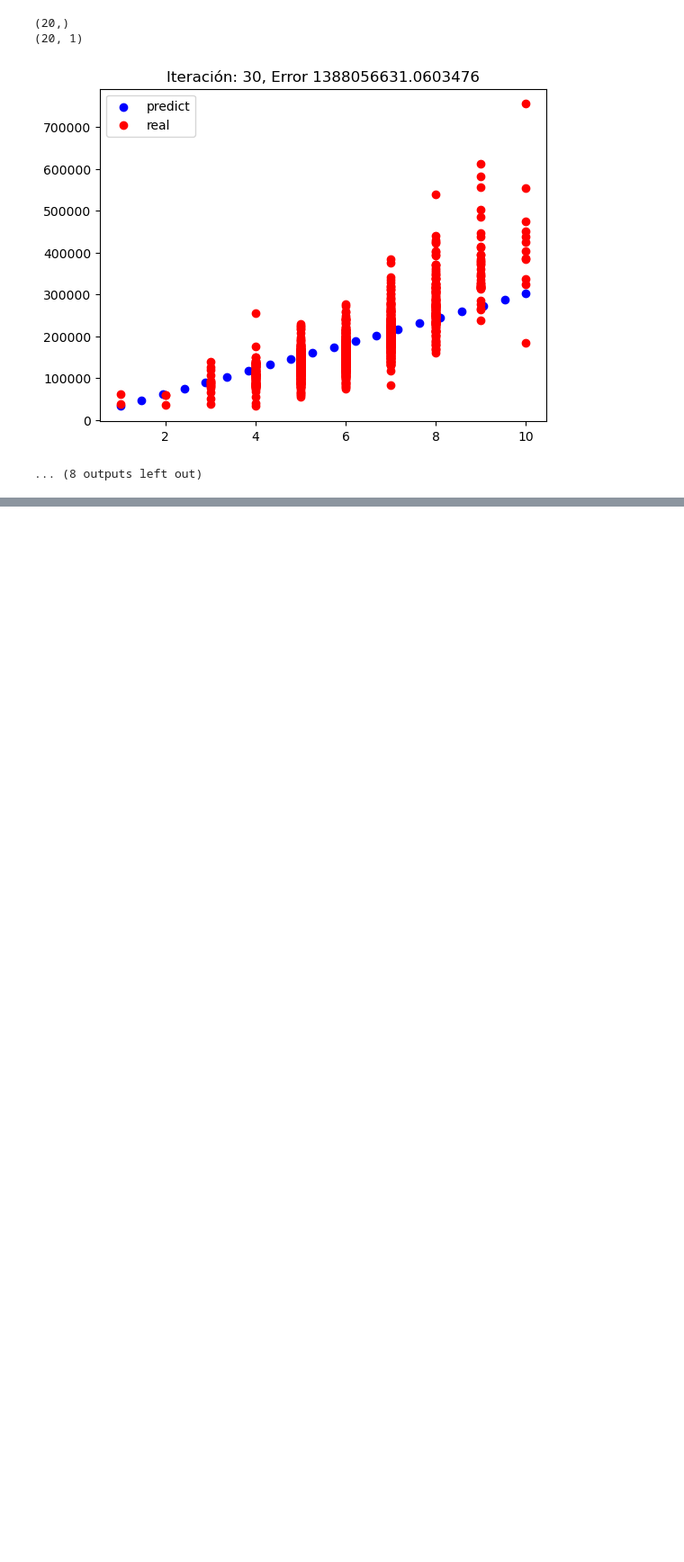
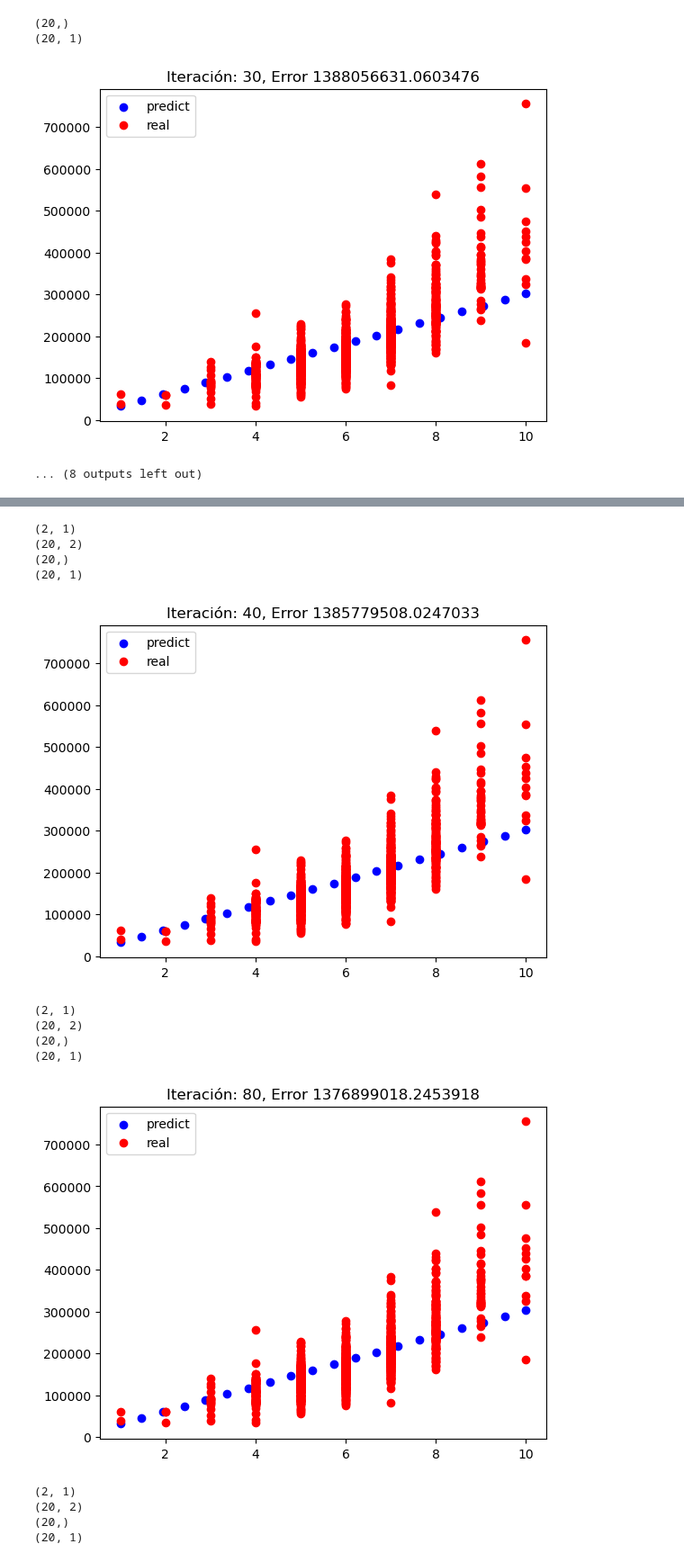
Before and after one commit to balmoreka/Papd_python, a Jupyter notebook: Proyecto 1/Proyecto.ipynb, the cells around one changed output, grey strips where cells are left out. Shown at 90% size. Cells and saved outputs as stored; diff of their text form; code cells hidden in the pictures; blank space fills up the shorter version.

```diff
--- a/Proyecto 1/Proyecto.ipynb
+++ b/Proyecto 1/Proyecto.ipynb
@@ -257,7 +253,7 @@ class Linear_Regression():
         training = {}
 
         # inicializacion de vector b
-        b = np.array([[1],[1]])
+        b = np.array([[0],[0]])
 
         # quitar nan y transformando las matrices
         X = X.reshape(-1,1)
@@ -392,0 +366,3 @@ Mejor modelo: Modelo Sklearn
+# %%
+# entrenar un modelo
+_, _ = LR.fit_my_model(X_train[:,0], y_train, epoch=200, imprimir_error_cada=20, alpha=0.01)
@@ -392,0 +385,18 @@ Mejor modelo: Modelo Sklearn
+# %%
+# ver la evolución del modelo
+LR.graph_evolution(n=40)
+# %% [output]
+(2, 1)
+(20, 2)
+(20,)
+(20, 1)
+[figure, added]
+(2, 1)
+(20, 2)
+(20,)
+(20, 1)
+[figure, added]
+(2, 1)
+(20, 2)
+(20,)
+(20, 1)
```
Also changed, not shown: parts of 22 cells of this notebook.
